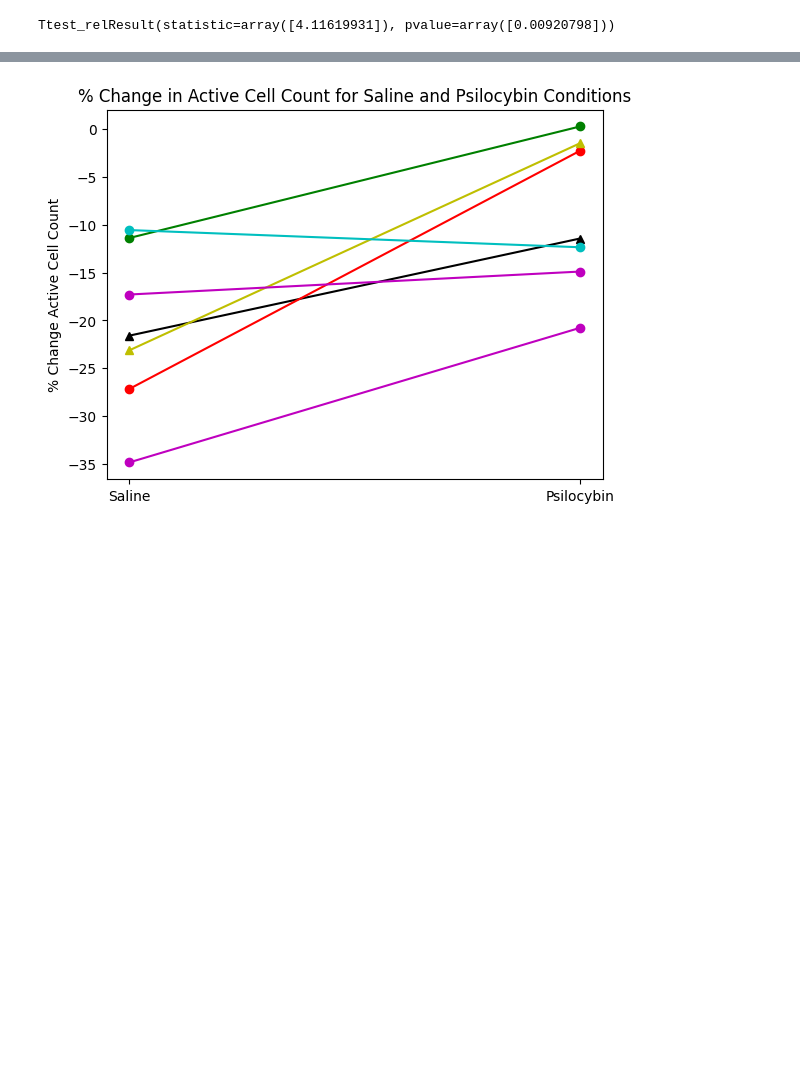
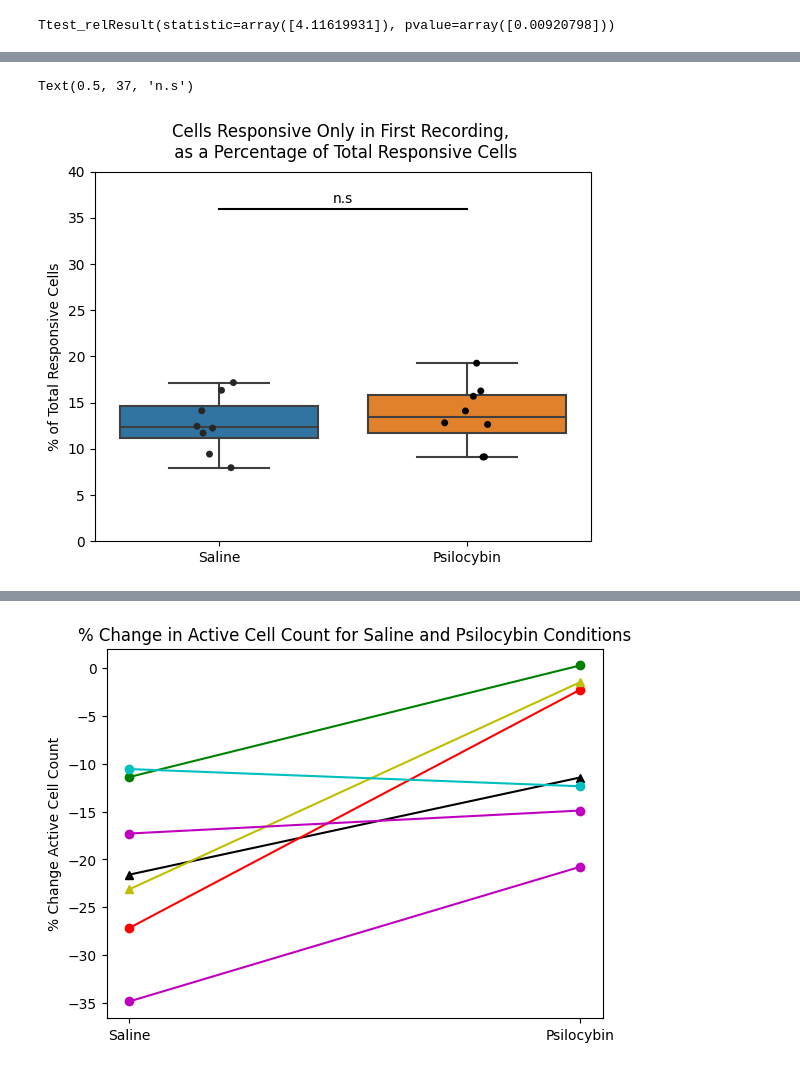
Before and after one commit to ConorLane1995/2Psinapod_two_photon_pipeline, a Jupyter notebook: twoP/in_progress_rough/evoked_activity_cell_counts_analysis.ipynb, the cells around one changed output, grey strips where cells are left out. Drawn from its saved outputs; the diff is of its cells as text; code cells hidden in the pictures; blank space fills up the shorter version.

```diff
--- a/twoP/in_progress_rough/evoked_activity_cell_counts_analysis.ipynb
+++ b/twoP/in_progress_rough/evoked_activity_cell_counts_analysis.ipynb
@@ -74,3 +74,20 @@ Ttest_indResult(statistic=array([-2.56520453]), pvalue=array([0.0247632]))
+# %%
+# Plotting the boxplot
+ax = sns.boxplot(data=df_percent_active)
+sns.stripplot(data=df_percent_active, color='black')
+
+# Adding labels and title to the boxplot
+plt.ylabel("% of Total Responsive Cells")
+plt.title("Cells Responsive Only in First Recording, \n as a Percentage of Total Responsive Cells", pad=10)
+plt.ylim(0,40)
+
+
+# Drawing a line with "n.s" text
+plt.axhline(xmin=0.25,xmax=0.75, y=36, color='black', linestyle='-')
+plt.text(0.5, 37, 'n.s', horizontalalignment='center', verticalalignment='center')
+# %% [output]
+Text(0.5, 37, 'n.s')
+[figure, added]
 # %%
 ax = sns.boxplot(data=df_percent_active),
 sns.stripplot(data=df_percent_active,color='black')
```
Also changed, not shown: parts of 6 cells of this notebook, 45 other files.
